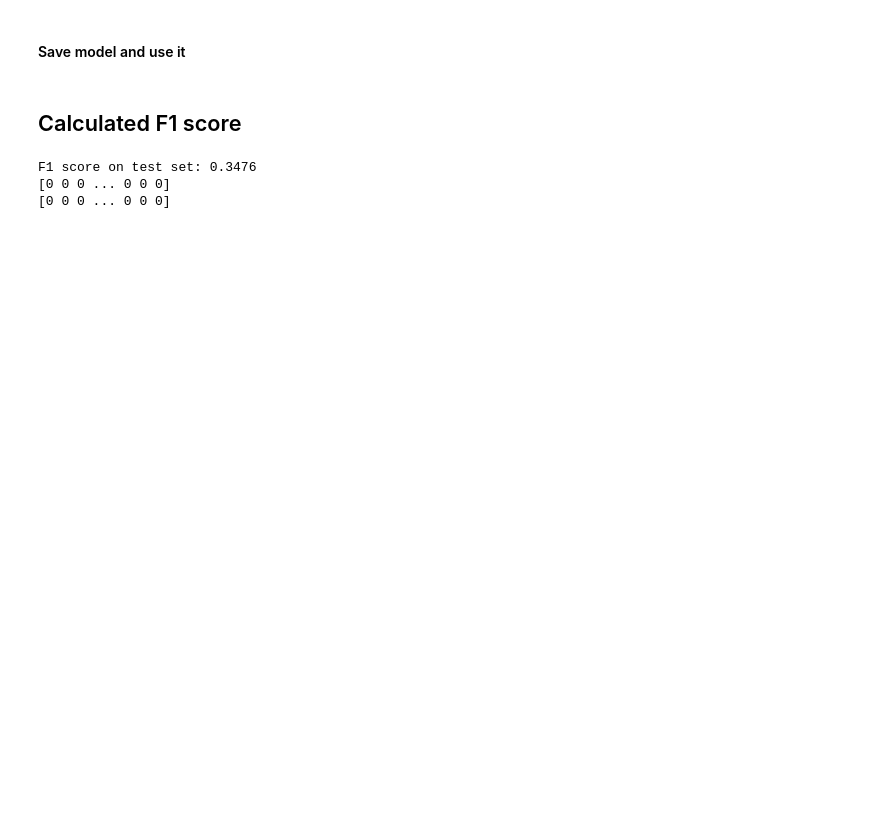
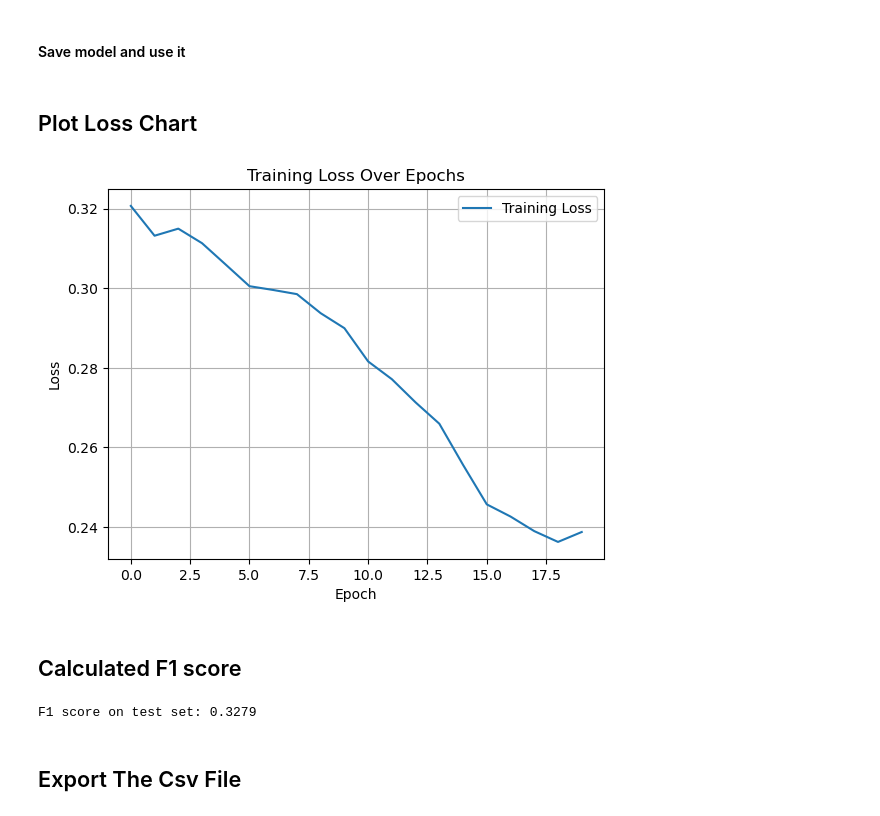
Before and after one commit to DanielGuarnizo/HACK4SDS, a Jupyter notebook: Dataset_DAY1/code.ipynb, the cells around one changed output. Cells and saved outputs as stored; diff of their text form; code cells hidden in the pictures; blank space fills up the shorter version.

```diff
--- a/Dataset_DAY1/code.ipynb
+++ b/Dataset_DAY1/code.ipynb
@@ -289,6 +289,7 @@ from torch.nn import CrossEntropyLoss
 #### Quello che funziona
 # %%
 # Assuming you have loaded your dataset into X (features) and y (target variable)
+loss_values = []
 X = train_dataset.iloc[:, :-1].to_numpy()
 y = train_dataset.iloc[:, -1].to_numpy()
 # Split the dataset into training and testing sets
@@ -304,19 +305,19 @@ y_test_tensor = torch.tensor(y_test, dtype=torch.float32)
 class NeuralNetwork(nn.Module):
     def __init__(self, input_size):
         super(NeuralNetwork, self).__init__()
-        self.fc1 = nn.Linear(input_size, 16)
-        self.fc2 = nn.Linear(16,16)
-        self.fc3 = nn.Linear(16,8)
+        self.fc1 = nn.Linear(input_size, 8)
+        self.fc2 = nn.Linear(8,4)
+        #self.fc3 = nn.Linear(16,8)
         self.relu = nn.ReLU()
         self.dropout = nn.Dropout(p=0.5)
-        self.fc4 = nn.Linear(8, 1)  # Output layer with 1 neuron for binary classification
+        self.fc4 = nn.Linear(4, 1)  # Output layer with 1 neuron for binary classification
 
     def forward(self, x):
         x = self.fc1(x)
         x = self.relu(x)
         x = self.fc2(x)
         x = self.relu(x)
-        x = self.fc3(x)
+       # x = self.fc3(x)
         x = self.dropout(x)
         x = self.relu(x)
         x = self.fc4(x)
@@ -331,11 +332,12 @@ criterion = nn.MSELoss()  # Binary Cross Entropy Loss
 optimizer = optim.Adam(model.parameters(), lr=0.001)
 
 # Train the neural network
-num_epochs = 1000
+num_epochs = 20
 for epoch in range(num_epochs):
     # Forward pass
     outputs = model(X_train_tensor)
     loss = criterion(outputs, y_train_tensor.view(-1, 1))
+    loss_values.append(loss.item())
 
     # Backward pass and optimization
     optimizer.zero_grad()
@@ -377,17 +379,32 @@ Accuracy on test set: 78.96%
 # %%
 # Save the trained model
 torch.save(model.state_dict(), 'your_model.pth')
+# %% [markdown]
+## Plot Loss Chart
+# %%
+import matplotlib.pyplot as plt
+
+# Plot the loss values
+plt.plot(loss_values, label='Training Loss')
+plt.xlabel('Epoch')
+plt.ylabel('Loss')
+plt.title('Training Loss Over Epochs')
+plt.legend()
+plt.grid(True)
+plt.show()
+# %% [output]
+[figure, added]
 # %% [markdown]
 ## Calculated F1 score
 # %%
 from sklearn.metrics import f1_score
 
-true_labels = y_test_tensor.cpu().numpy().astype(int)
-
+true_labels = y_test_tensor.numpy().astype(int)
+predicted_labels = 1-(predicted.numpy())
 # Calculate F1 score
-f1 = f1_score(true_labels, 1-(predicted.numpy()))
+f1 = f1_score(true_labels, predicted_labels)
 print(f'F1 score on test set: {f1:.4f}')
 # %% [output]
-F1 score on test set: 0.3476
-[0 0 0 ... 0 0 0]
-[0 0 0 ... 0 0 0]
+F1 score on test set: 0.3279
+# %% [markdown]
+## Export The Csv File
```
Also changed, not shown: parts of 2 cells of this notebook, 2 other files.
